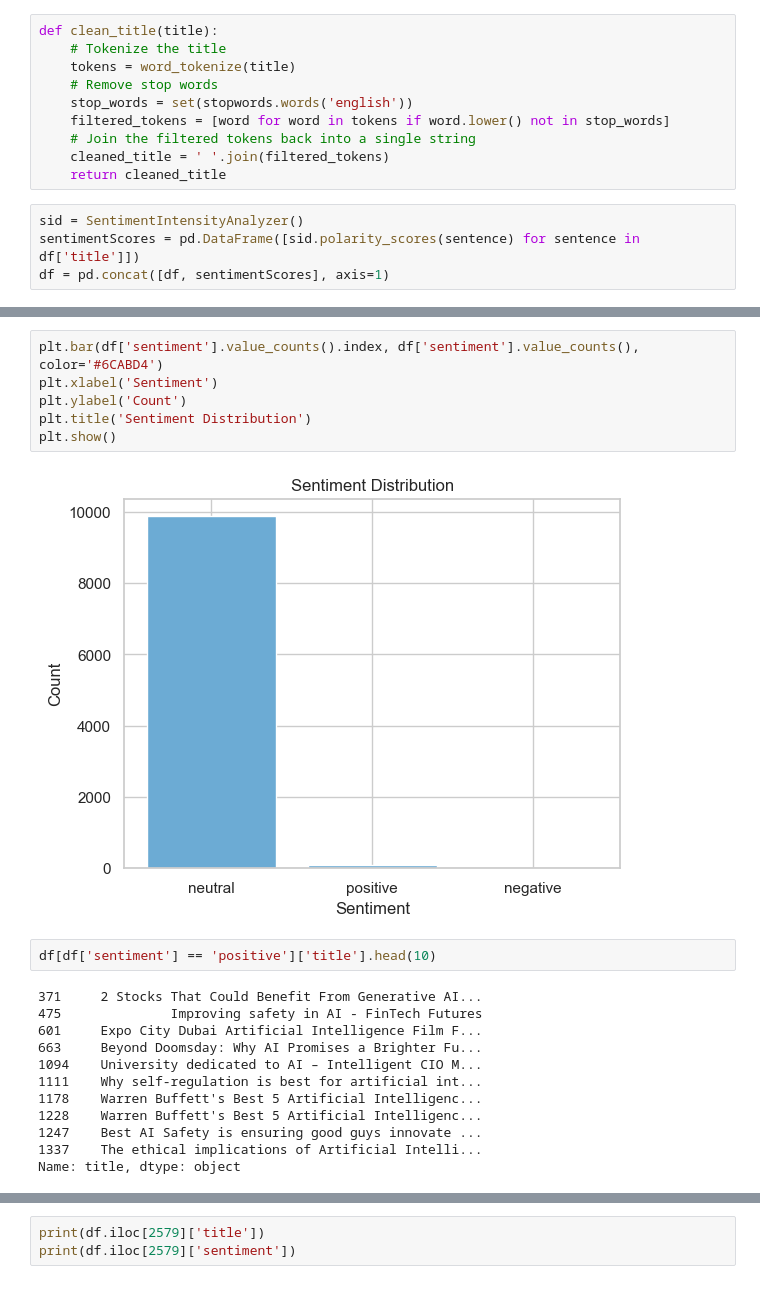
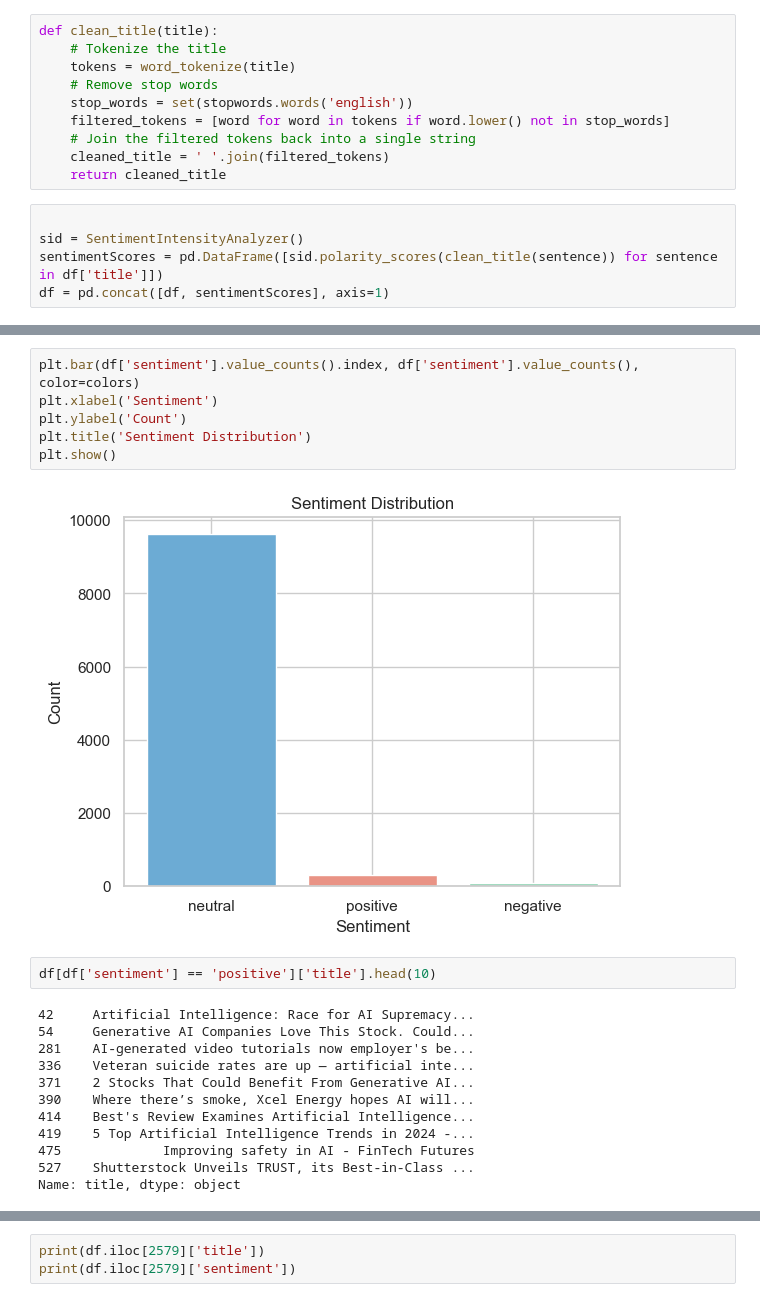
Before and after one commit to ArjunRajpal123/datathon-breaking-bad-data, a Jupyter notebook: Vader.ipynb, the cells around one changed output, grey strips where cells are left out. Cells and saved outputs as stored; diff of their text form.

```diff
--- a/Vader.ipynb
+++ b/Vader.ipynb
@@ -60,8 +60,9 @@ def clean_title(title):
     cleaned_title = ' '.join(filtered_tokens)
     return cleaned_title
 # %%
+
 sid = SentimentIntensityAnalyzer()
-sentimentScores = pd.DataFrame([sid.polarity_scores(sentence) for sentence in df['title']])
+sentimentScores = pd.DataFrame([sid.polarity_scores(clean_title(sentence)) for sentence in df['title']])
 df = pd.concat([df, sentimentScores], axis=1)
 # %%
 # Compute the maximum score among positive, negative, and neutral
@@ -88,25 +89,25 @@ print(df['sentiment'])
 Name: sentiment, Length: 10000, dtype: object
 # %%
-plt.bar(df['sentiment'].value_counts().index, df['sentiment'].value_counts(), color='#6CABD4')
+plt.bar(df['sentiment'].value_counts().index, df['sentiment'].value_counts(), color=colors)
 plt.xlabel('Sentiment')
 plt.ylabel('Count')
 plt.title('Sentiment Distribution')
 plt.show()
 # %% [output]
-[figure, old version]
+[figure, new version]
 # %%
 df[df['sentiment'] == 'positive']['title'].head(10)
 # %% [output]
-371     2 Stocks That Could Benefit From Generative AI...
-475              Improving safety in AI - FinTech Futures
-601     Expo City Dubai Artificial Intelligence Film F...
-663     Beyond Doomsday: Why AI Promises a Brighter Fu...
-1094    University dedicated to AI – Intelligent CIO M...
-1111    Why self-regulation is best for artificial int...
-1178    Warren Buffett's Best 5 Artificial Intelligenc...
-1228    Warren Buffett's Best 5 Artificial Intelligenc...
-1247    Best AI Safety is ensuring good guys innovate ...
-1337    The ethical implications of Artificial Intelli...
+42     Artificial Intelligence: Race for AI Supremacy...
+54     Generative AI Companies Love This Stock. Could...
+281    AI-generated video tutorials now employer's be...
+336    Veteran suicide rates are up — artificial inte...
+371    2 Stocks That Could Benefit From Generative AI...
+390    Where there’s smoke, Xcel Energy hopes AI will...
+414    Best's Review Examines Artificial Intelligence...
+419    5 Top Artificial Intelligence Trends in 2024 -...
+475             Improving safety in AI - FinTech Futures
+527    Shutterstock Unveils TRUST, its Best-in-Class ...
 Name: title, dtype: object
 # %%
 df[df['sentiment'] == 'negative']['title'].head(10)
```
Also changed, not shown: parts of 4 cells of this notebook, 3 other files.
